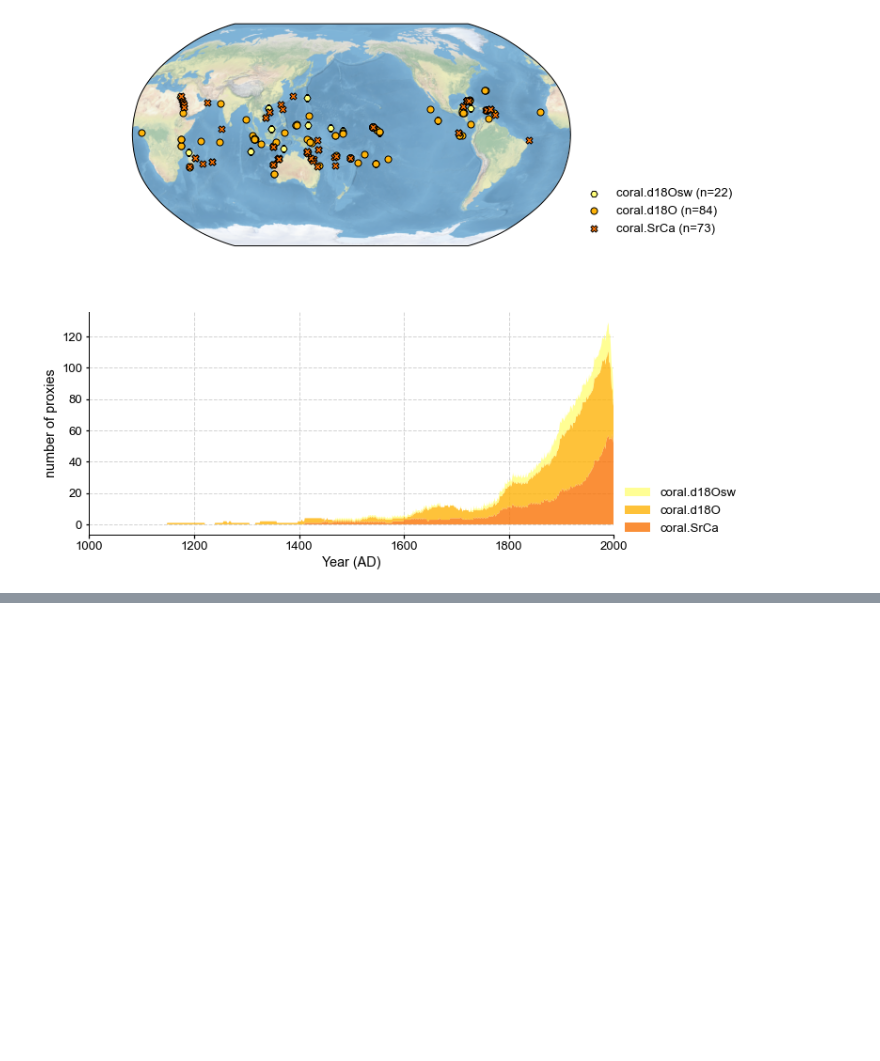
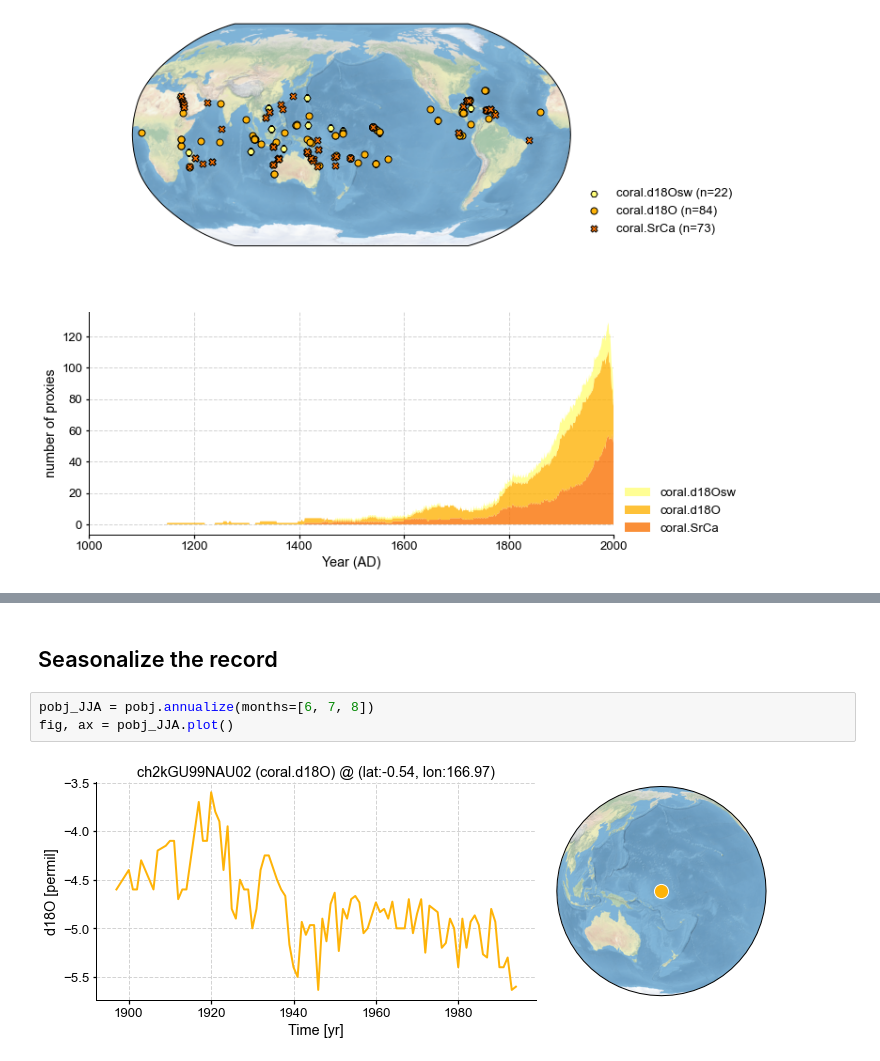
Before and after one commit to CoralHydro2k/ch2k-notebooks, a Jupyter notebook: cfr-ch2k-demo.ipynb, the cells around one changed output, grey strips where cells are left out. Cells and saved outputs as stored; diff of their text form; blank space fills up the shorter version.

```diff
--- a/cfr-ch2k-demo.ipynb
+++ b/cfr-ch2k-demo.ipynb
@@ -26,0 +50,7 @@ ax['count'].set_xlim(1000, 2000)
+# %% [markdown]
+## Seasonalize the record
+# %%
+pobj_JJA = pobj.annualize(months=[6, 7, 8])
+fig, ax = pobj_JJA.plot()
+# %% [output]
+[figure, added]
```
Also changed, not shown: parts of 9 cells of this notebook.
